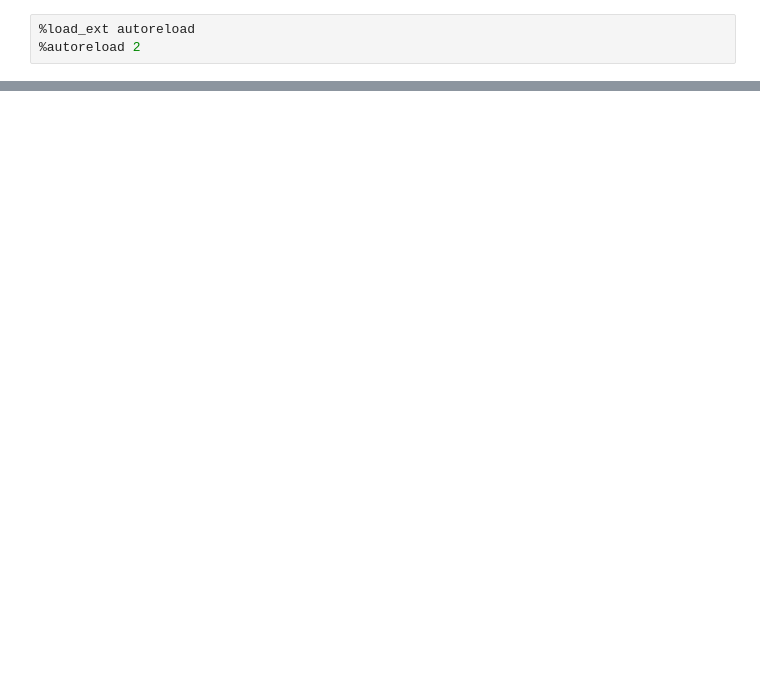
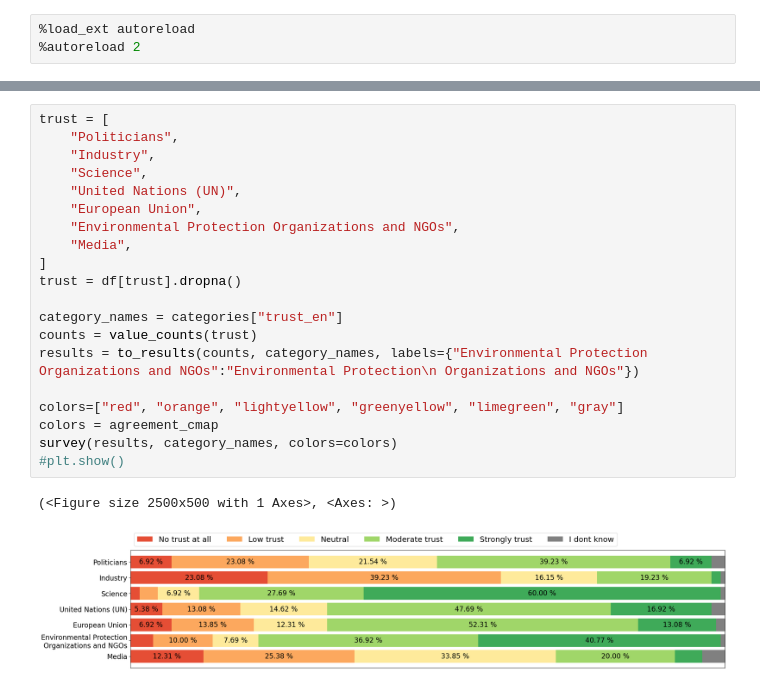
Before and after one commit to climate-service-center/dacstore, a Jupyter notebook: dacstore/poster-plots.ipynb, the cells around one changed output, grey strips where cells are left out. Cells and saved outputs as stored; diff of their text form; blank space fills up the shorter version.

```diff
--- a/dacstore/poster-plots.ipynb
+++ b/dacstore/poster-plots.ipynb
@@ -236,0 +143,23 @@ plt.show()
+# %%
+trust = [
+    "Politicians",
+    "Industry",
+    "Science",
+    "United Nations (UN)",
+    "European Union",
+    "Environmental Protection Organizations and NGOs",
+    "Media",
+]
+trust = df[trust].dropna()
+
+category_names = categories["trust_en"]
+counts = value_counts(trust)
+results = to_results(counts, category_names, labels={"Environmental Protection Organizations and NGOs":"Environmental Protection\n Organizations and NGOs"})
+
+colors=["red", "orange", "lightyellow", "greenyellow", "limegreen", "gray"]
+colors = agreement_cmap
+survey(results, category_names, colors=colors)
+#plt.show()
+# %% [output]
+(<Figure size 2500x500 with 1 Axes>, <Axes: >)
+[figure, added]
```
Also changed, not shown: parts of 12 cells of this notebook, 3 other files.
